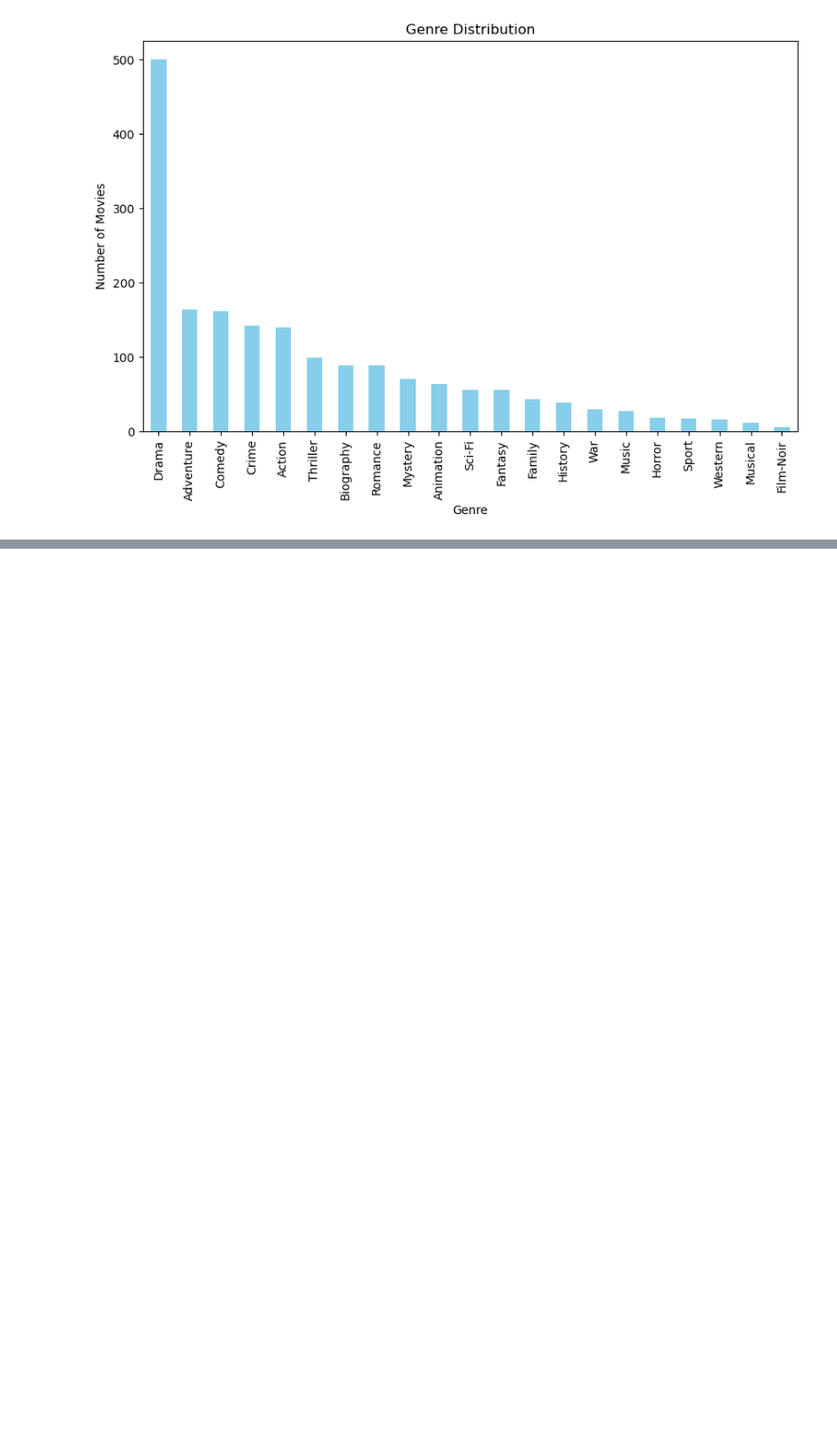
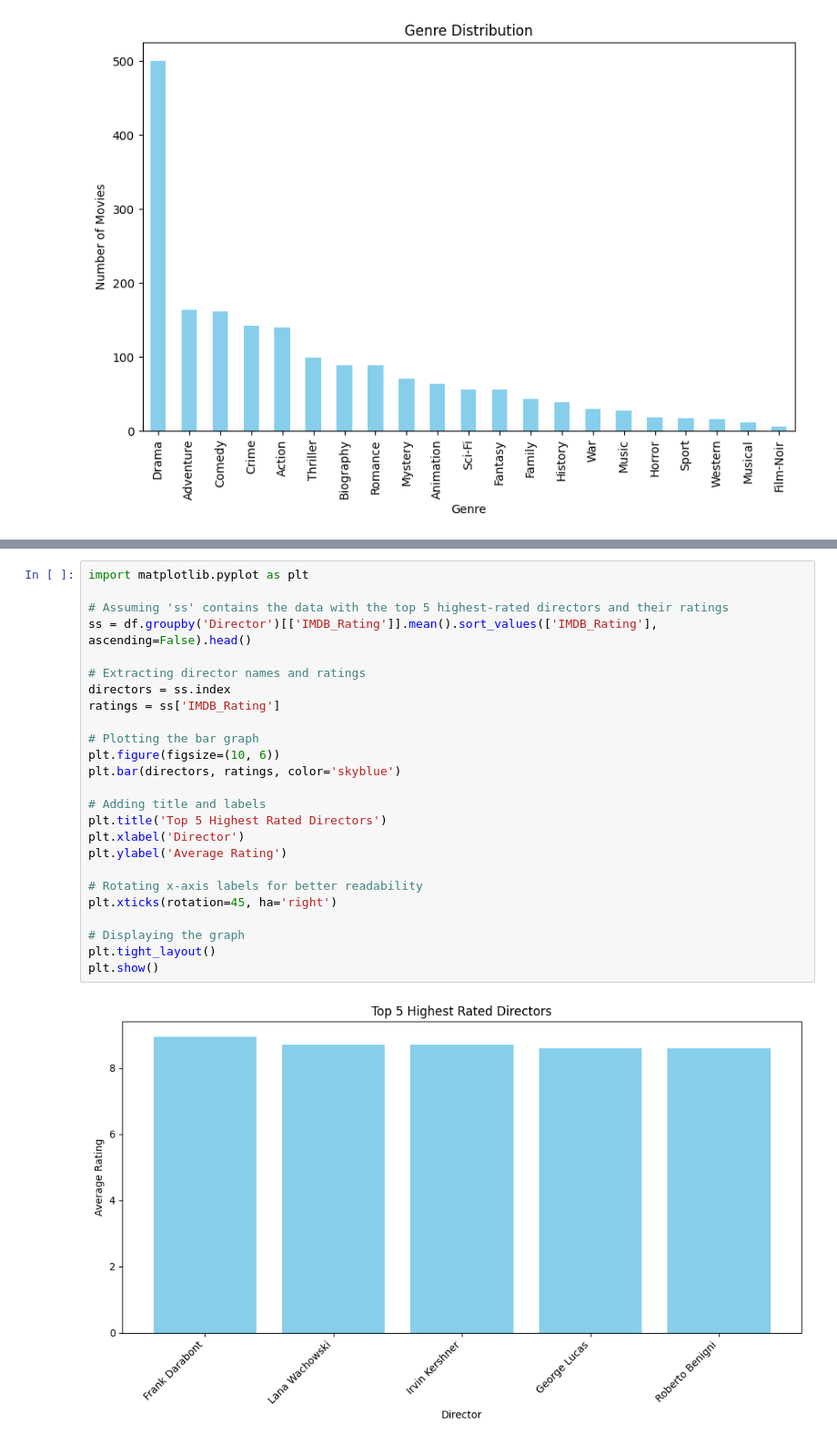
Before and after one commit to sarthaknepal/finalproject, a Jupyter notebook: updated code.ipynb, the cells around one changed output, grey strips where cells are left out. Shown: that part at 91% size. Saved outputs shown, nothing was run; the diff lists cells and outputs as text; blank space fills up the shorter version.

```diff
--- a/updated code.ipynb
+++ b/updated code.ipynb
@@ -133,0 +290,27 @@ df.to_csv('cleaned_dataset.csv', index=False)
+# %%
+import matplotlib.pyplot as plt
+
+# Assuming 'ss' contains the data with the top 5 highest-rated directors and their ratings
+ss = df.groupby('Director')[['IMDB_Rating']].mean().sort_values(['IMDB_Rating'], ascending=False).head()
+
+# Extracting director names and ratings
+directors = ss.index
+ratings = ss['IMDB_Rating']
+
+# Plotting the bar graph
+plt.figure(figsize=(10, 6))
+plt.bar(directors, ratings, color='skyblue')
+
+# Adding title and labels
+plt.title('Top 5 Highest Rated Directors')
+plt.xlabel('Director')
+plt.ylabel('Average Rating')
+
+# Rotating x-axis labels for better readability
+plt.xticks(rotation=45, ha='right')
+
+# Displaying the graph
+plt.tight_layout()
+plt.show()
+# %% [output]
+[figure, added]
```
Also changed, not shown: parts of 30 cells of this notebook.
